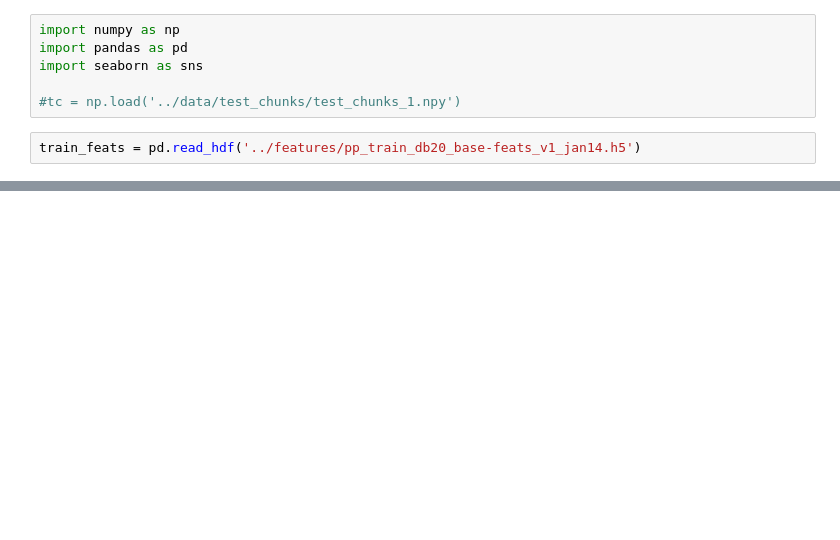
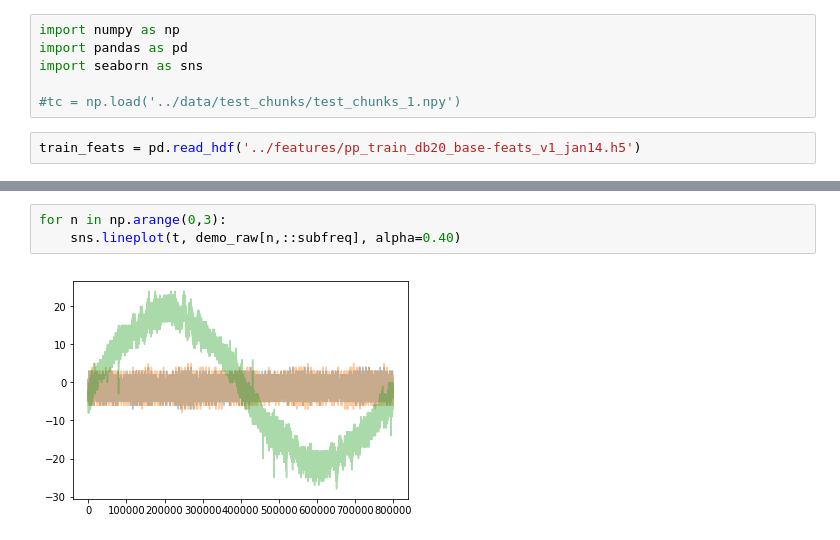
Before and after one commit to miguel-rita/remote-three, a Jupyter notebook: notebooks/drafts.ipynb, the cells around one changed output, grey strips where cells are left out. Drawn from its saved outputs; the diff is of its cells as text; blank space fills up the shorter version.

```diff
--- a/notebooks/drafts.ipynb
+++ b/notebooks/drafts.ipynb
@@ -33,0 +40,5 @@ train_feats.shape
+# %%
+for n in np.arange(0,3):
+    sns.lineplot(t, demo_raw[n,::subfreq], alpha=0.40)
+# %% [output]
+[figure, added]
```
Also changed, not shown: parts of 4 cells of this notebook, 15 other files.
